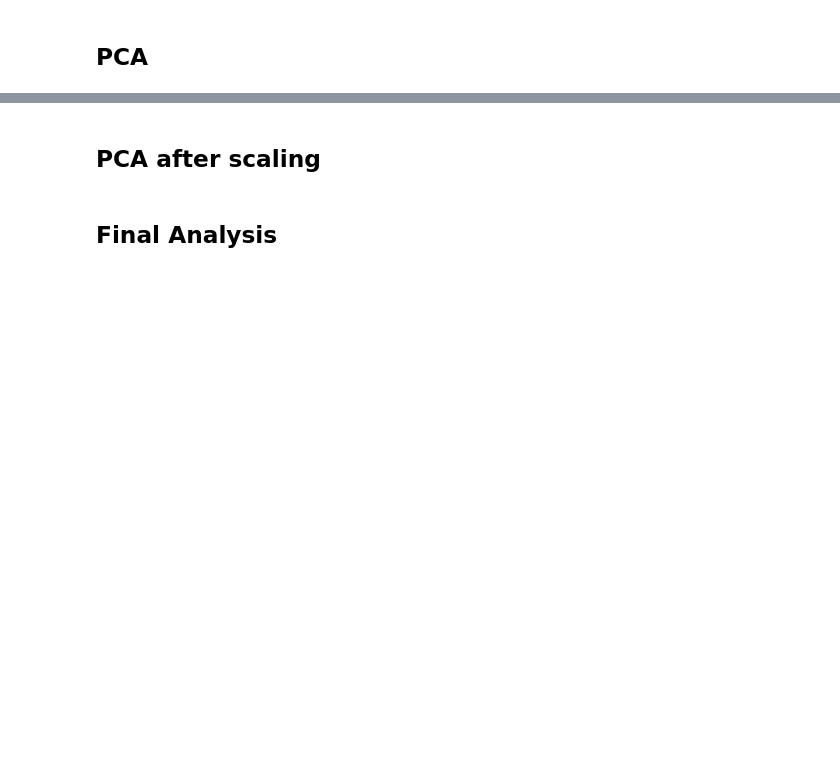
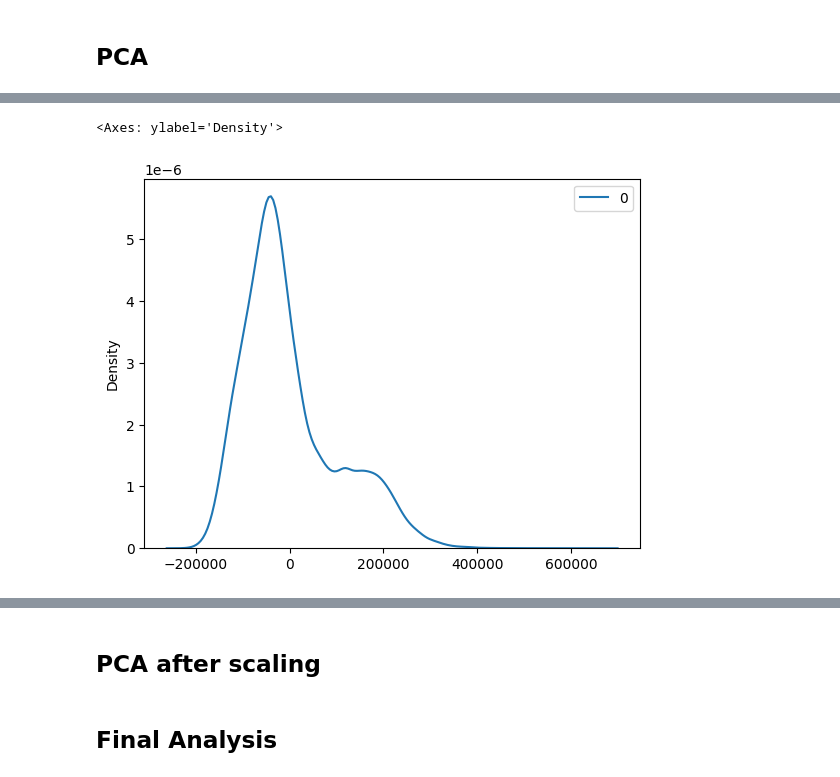
Before and after one commit to stvschmdt/ne_ds5230, a Jupyter notebook: prep_material/PCA.ipynb, the cells around one changed output, grey strips where cells are left out. Drawn from its saved outputs; the diff is of its cells as text; code cells hidden in the pictures; blank space fills up the shorter version.

```diff
--- a/prep_material/PCA.ipynb
+++ b/prep_material/PCA.ipynb
@@ -31,2 +173,6 @@
 # %%
-#cluster on pca embeddings
+PCA_1 = pca[0].transform(raw_df)
+sns.kdeplot(data=PCA_1)
+# %% [output]
+<Axes: ylabel='Density'>
+[figure, added]
```
Also changed, not shown: parts of 23 cells of this notebook, 1 other file.
